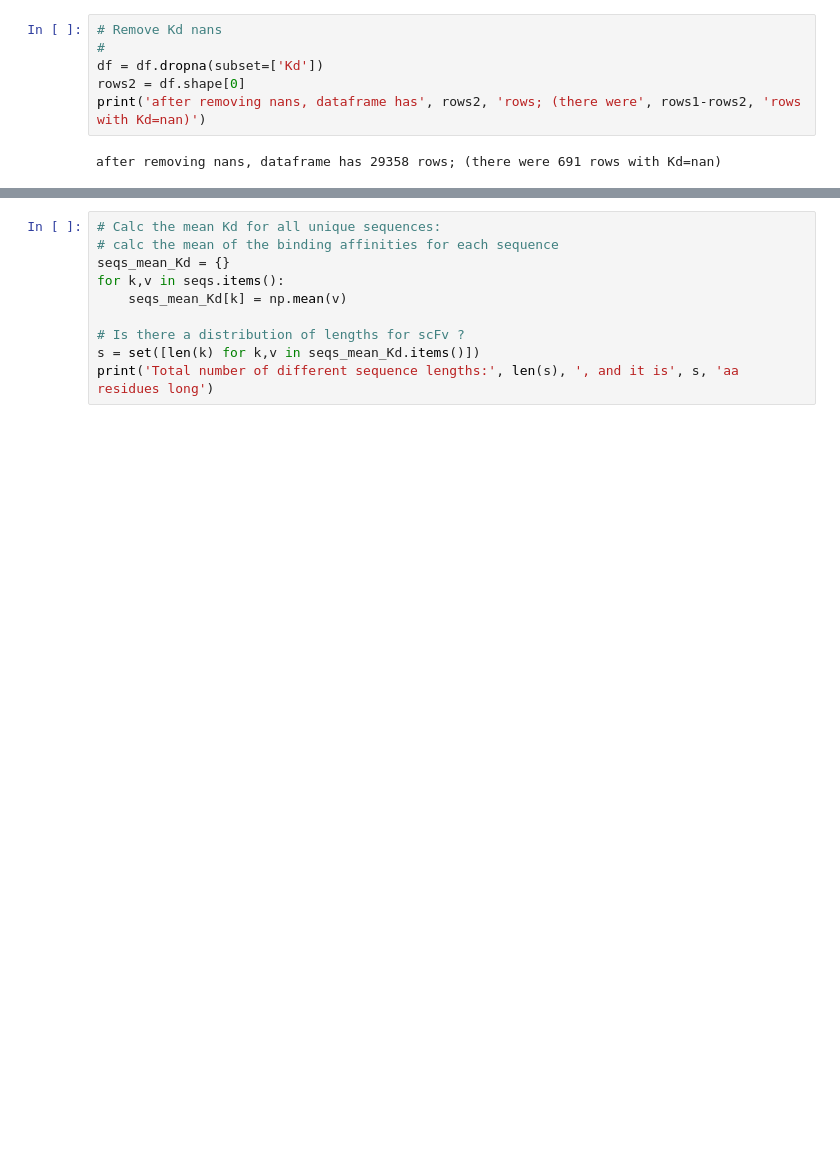
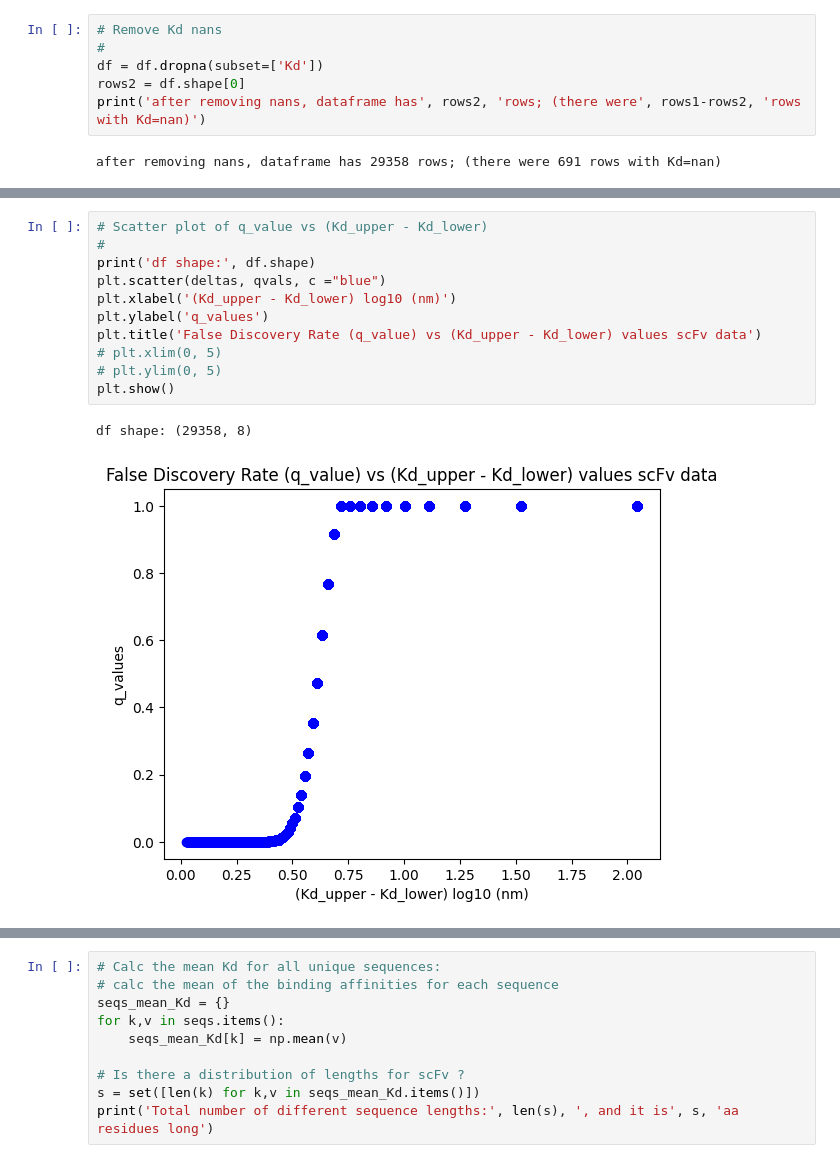
Before and after one commit to planaria158/BERT-antibody-antigen-binding-energy, a Jupyter notebook: notebooks/DataAnalysis.ipynb, the cells around one changed output, grey strips where cells are left out. Saved outputs shown, nothing was run; the diff lists cells and outputs as text; blank space fills up the shorter version.

```diff
--- a/notebooks/DataAnalysis.ipynb
+++ b/notebooks/DataAnalysis.ipynb
@@ -74,0 +84,14 @@ There are 0 Kd values < 0
+# %%
+# Scatter plot of q_value vs (Kd_upper - Kd_lower)
+#
+print('df shape:', df.shape)
+plt.scatter(deltas, qvals, c ="blue")
+plt.xlabel('(Kd_upper - Kd_lower) log10 (nm)')
+plt.ylabel('q_values')
+plt.title('False Discovery Rate (q_value) vs (Kd_upper - Kd_lower) values scFv data')
+# plt.xlim(0, 5)
+# plt.ylim(0, 5)
+plt.show()
+# %% [output]
+df shape: (29358, 8)
+[figure, added]
```
Also changed, not shown: parts of 13 cells of this notebook, 7 other files.
